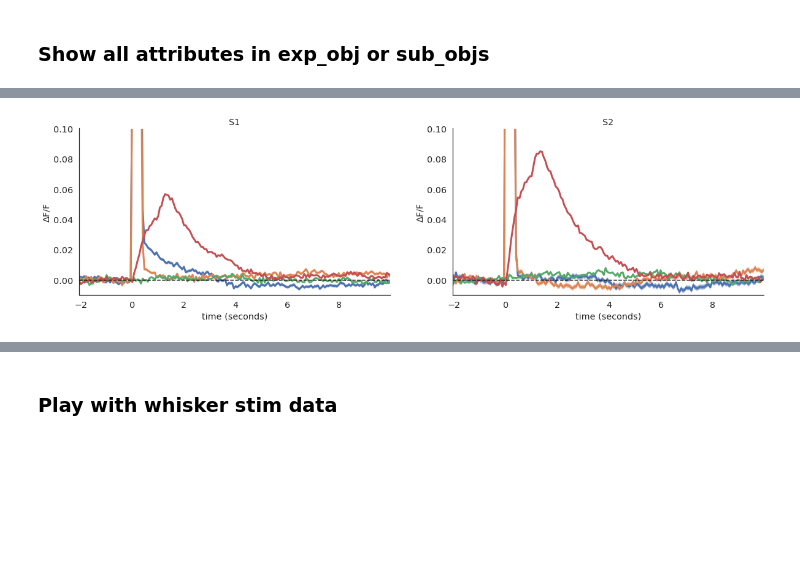
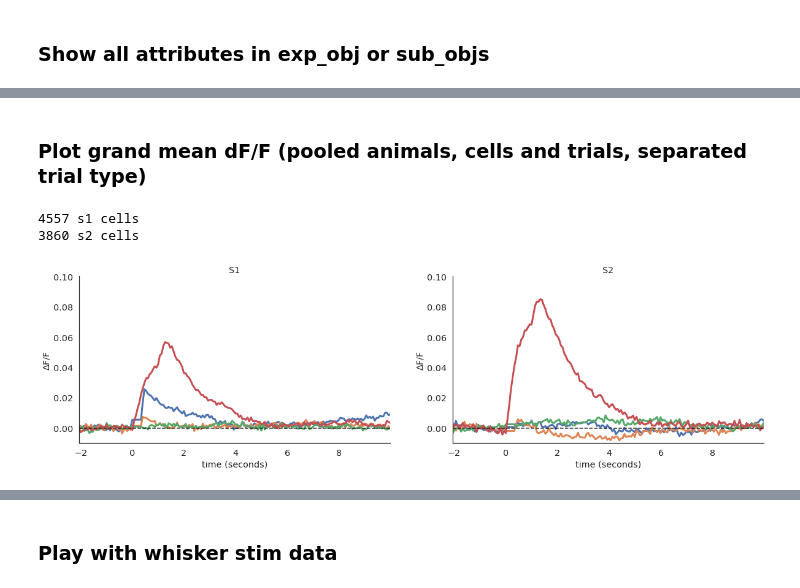
Before and after one commit to Packer-Lab/Vape, a Jupyter notebook: jupyter/rob/playground.ipynb, the cells around one changed output, grey strips where cells are left out. Saved outputs shown, nothing was run; the diff lists cells and outputs as text; code cells hidden in the pictures; blank space fills up the shorter version.

```diff
--- a/jupyter/rob/playground.ipynb
+++ b/jupyter/rob/playground.ipynb
@@ -24,7 +28,7 @@ S2 borders path: /home/rlees/mnt/qnap/Analysis/S2_borders
 pkl_files = os.listdir(pkl_folder)
 
 for i,pkl in enumerate(pkl_files):
-    if 'J061.pkl' in pkl:
+    if '.pkl' in pkl:
 
         pkl_path = os.path.join(pkl_folder, pkl)
 
@@ -67,12 +71,14 @@ for i,pkl in enumerate(pkl_files):
 # '2020-03-19_RL075',
 # '2020-03-20_RL080'
 
-pkl_path = os.path.join(pkl_folder, '2019-11-14_J063.pkl')
+pkl_path = os.path.join(pkl_folder, '2019-11-14_J061.pkl')
 
 with open(pkl_path, 'rb') as f:
     exp_obj = pickle.load(f)
 
 print('Loaded pickled object.')
+
+sub_obj = exp_obj.photostim_r
 # %% [output]
 Loaded pickled object.
 # %% [markdown]
@@ -99,6 +125,7 @@ def plotExpAvgDff(sub_obj, threshold, cell_ids=False):
 
     # collapse trial mean for each cell in to one number, the overall mean dff
     cell_mean = np.mean(cell_trial_means, axis=1)
+
     # find mean dff greater than threshold and filter out
     extreme_means = np.where(abs(cell_mean) > threshold)
     if len(extreme_means[0]) > 0:
@@ -133,4 +160,4 @@ def plotExpAvgDff(sub_obj, threshold, cell_ids=False):
     plt.xlabel('time (seconds)');
     plt.ylabel('ΔF/F');
 
-    return cell_trials
+    return cell_trial_means
@@ -205,21 +234,21 @@ for i,pkl in enumerate(pkl_files):
+# %% [markdown]
+### Plot grand mean dF/F (pooled animals, cells and trials, separated trial type)
 # %%
-# grand_average[0].shape
-
 min_frames = np.inf
 for avg in grand_average:
     curr_frames = np.size(avg, axis=1)
     if curr_frames < min_frames:
         min_frames = curr_frames
 
-s2_pr = np.concatenate(np.array([avg[:,:frames] for avg in grand_average[::8]]), axis=0)
-s2_ps = np.concatenate(np.array([avg[:,:frames] for avg in grand_average[1::8]]), axis=0)
-s2_none = np.concatenate(np.array([avg[:,:frames] for avg in grand_average[2::8]]), axis=0)
-s2_w = np.concatenate(np.array([avg[:,:frames] for avg in grand_average[3::8]]), axis=0)
+s2_pr = np.concatenate(np.array([avg[:,:min_frames] for avg in grand_average[::8]]), axis=0)
+s2_ps = np.concatenate(np.array([avg[:,:min_frames] for avg in grand_average[1::8]]), axis=0)
+s2_none = np.concatenate(np.array([avg[:,:min_frames] for avg in grand_average[2::8]]), axis=0)
+s2_w = np.concatenate(np.array([avg[:,:min_frames] for avg in grand_average[3::8]]), axis=0)
 
-s1_pr = np.concatenate(np.array([avg[:,:frames] for avg in grand_average[4::8]]), axis=0)
-s1_ps = np.concatenate(np.array([avg[:,:frames] for avg in grand_average[5::8]]), axis=0)
-s1_none = np.concatenate(np.array([avg[:,:frames] for avg in grand_average[6::8]]), axis=0)
-s1_w = np.concatenate(np.array([avg[:,:frames] for avg in grand_average[7::8]]), axis=0)
+s1_pr = np.concatenate(np.array([avg[:,:min_frames] for avg in grand_average[4::8]]), axis=0)
+s1_ps = np.concatenate(np.array([avg[:,:min_frames] for avg in grand_average[5::8]]), axis=0)
+s1_none = np.concatenate(np.array([avg[:,:min_frames] for avg in grand_average[6::8]]), axis=0)
+s1_w = np.concatenate(np.array([avg[:,:min_frames] for avg in grand_average[7::8]]), axis=0)
 
 fig, ax = plt.subplots(nrows=1, ncols=2, figsize=(20,5))
 
@@ -242,40 +271,45 @@ for trials in [s1_pr, s1_ps, s1_none, s1_w]:
 
     #construct plot
     plt.plot(x, grand_mean, lw=3, zorder=2);
-    plt.fill_between(x, grand_mean + grand_std, grand_mean - grand_std, alpha=0.6, zorder=1);
+    plt.fill_between(x, grand_mean + grand_ci, grand_mean - grand_ci, alpha=0.6, zorder=1);
     plt.hlines(0, x_min, x_max, linestyles='dashed', zorder=4, alpha=0.3);
     plt.ylim([-0.01, 0.1]);
     plt.autoscale(enable=True, axis='x', tight=True)
     plt.xlabel('time (seconds)');
     plt.ylabel('ΔF/F');
 
 plt.sca(ax[1])
 plt.title('S2')
 
 for trials in [s2_pr, s2_ps, s2_none, s2_w]:
 
     grand_mean = np.mean(trials, axis=0)
     grand_std = np.std(grand_mean, axis=0)
     grand_ci = 1.960 * (grand_std/np.sqrt(trials.shape[0]))
     grand_sem = grand_std/np.sqrt(trials.shape[0])
 
     fps = sub_obj.fps
     x = np.array(range( -sub_obj.pre_frames , sub_obj.duration_frames + sub_obj.post_frames ))/fps
 
     # find minimum and maximum x values (for plotting)
     x_max = np.max(x)
     x_min = np.min(x)
 
     #construct plot
     plt.plot(x, grand_mean, lw=3, zorder=2);
-    plt.fill_between(x, grand_mean + grand_std, grand_mean - grand_std, alpha=0.6, zorder=1);
+    plt.fill_between(x, grand_mean + grand_ci, grand_mean - grand_ci, alpha=0.6, zorder=1);
     plt.hlines(0, x_min, x_max, linestyles='dashed', zorder=4, alpha=0.3);
     plt.ylim([-0.01, 0.1]);
     plt.autoscale(enable=True, axis='x', tight=True)
     plt.xlabel('time (seconds)');
     plt.ylabel('ΔF/F');
 
-plt.savefig(os.path.join(fig_save_path, 'grand_mean_std_s1s2.png'))
-plt.savefig(os.path.join(fig_save_path, 'grand_mean_std_s1s2.svg'))
+print(s1_w.shape[0], 's1 cells')
+print(s2_w.shape[0], 's2 cells')
+
+plt.savefig(os.path.join(fig_save_path, 'grand_avg_traces_detrended', 'grand_mean_ci_deepnshallow_s1s2.png'))
+plt.savefig(os.path.join(fig_save_path, 'grand_avg_traces_detrended', 'grand_mean_ci_deepnshallow_s1s2.svg'))
 # %% [output]
+4557 s1 cells
+3860 s2 cells
-[figure, old version]
+[figure, new version]
```
Also changed, not shown: parts of 13 cells of this notebook, 5 other files.
